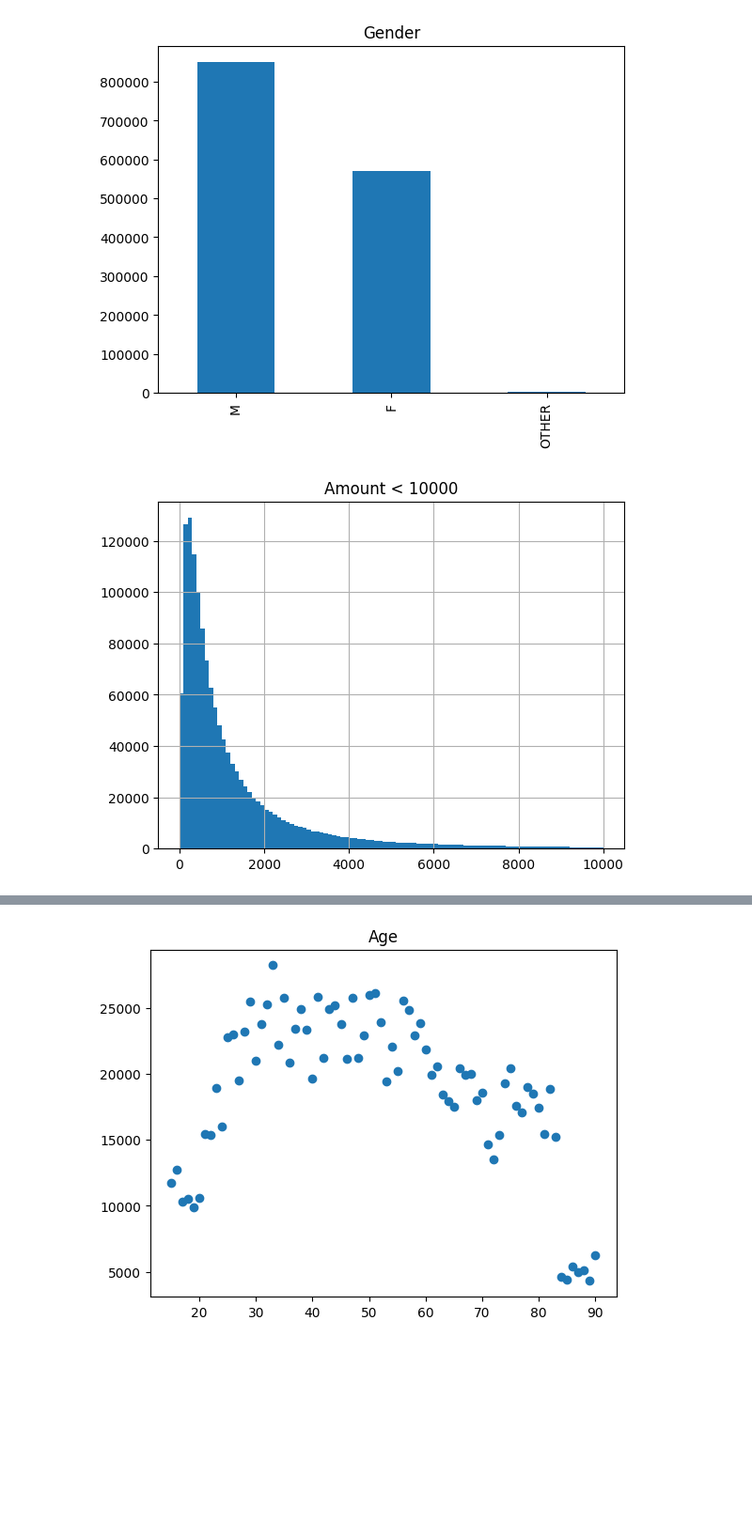
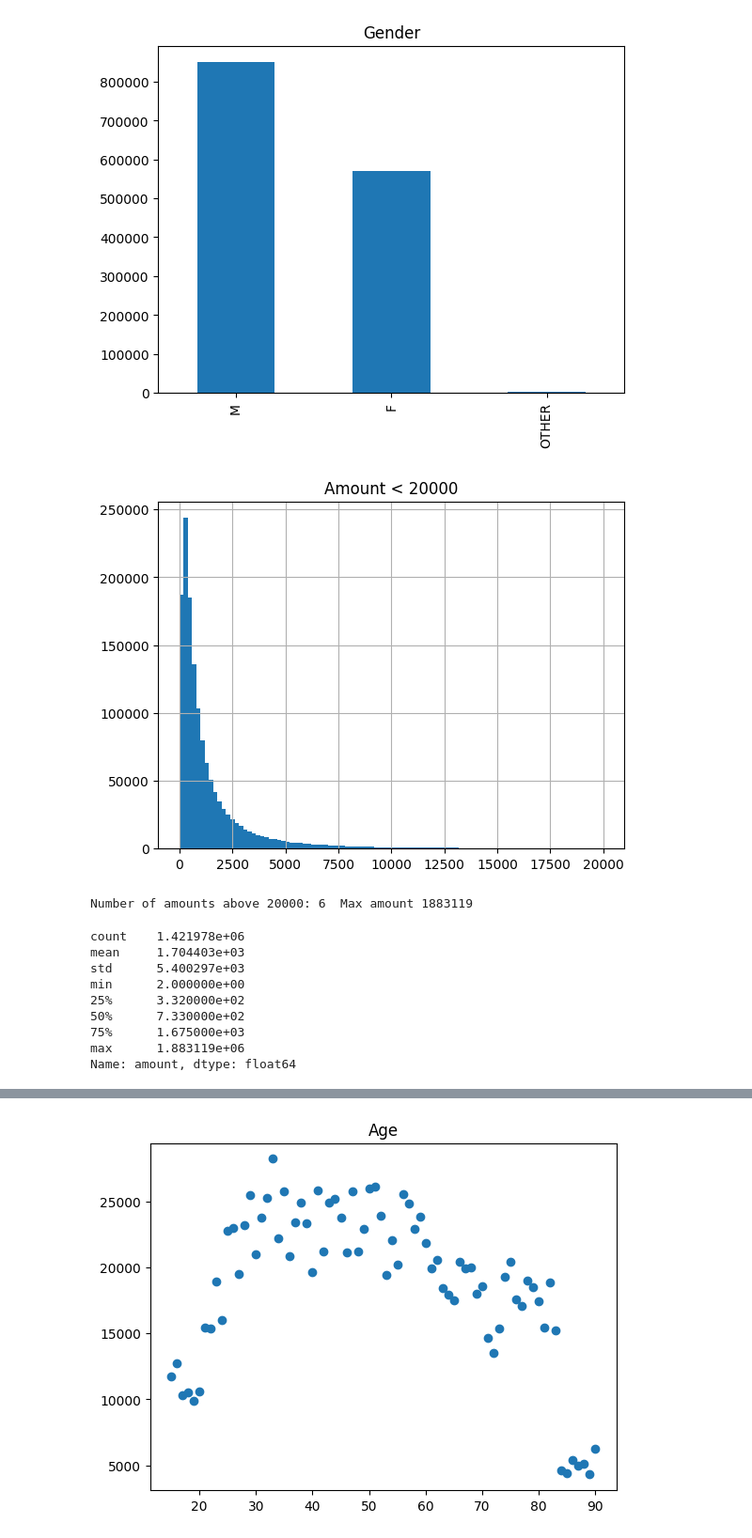
Before and after one commit to HunBug/CodingChallenge20221128, a Jupyter notebook: notebook/02_exploratory.ipynb, the cells around one changed output, grey strips where cells are left out. Shown at 94% size. Drawn from its saved outputs; the diff is of its cells as text; code cells hidden in the pictures; blank space fills up the shorter version.

```diff
--- a/notebook/02_exploratory.ipynb
+++ b/notebook/02_exploratory.ipynb
@@ -57,8 +62,21 @@ plt.show()
 # %% [output]
 [figure]
 # %%
-dataframe['amount'].hist(range=(0, 10000), bins=100)
-plt.title("Amount < 10000")
+dataframe['amount'].hist(range=(0, 20000), bins=100)
+plt.title("Amount < 20000")
 plt.show()
+print(
+    f"Number of amounts above 20000: {len(dataframe[dataframe['amount'] > 1000000])}  Max amount {dataframe[dataframe['amount'] > 1000000]['amount'].max()}")
+dataframe['amount'].describe()
 # %% [output]
-[figure, old version]
+[figure, new version]
+Number of amounts above 20000: 6  Max amount 1883119
+count    1.421978e+06
+mean     1.704403e+03
+std      5.400297e+03
+min      2.000000e+00
+25%      3.320000e+02
+50%      7.330000e+02
+75%      1.675000e+03
+max      1.883119e+06
+Name: amount, dtype: float64
```
Also changed, not shown: parts of 17 cells of this notebook, 1 other file.
